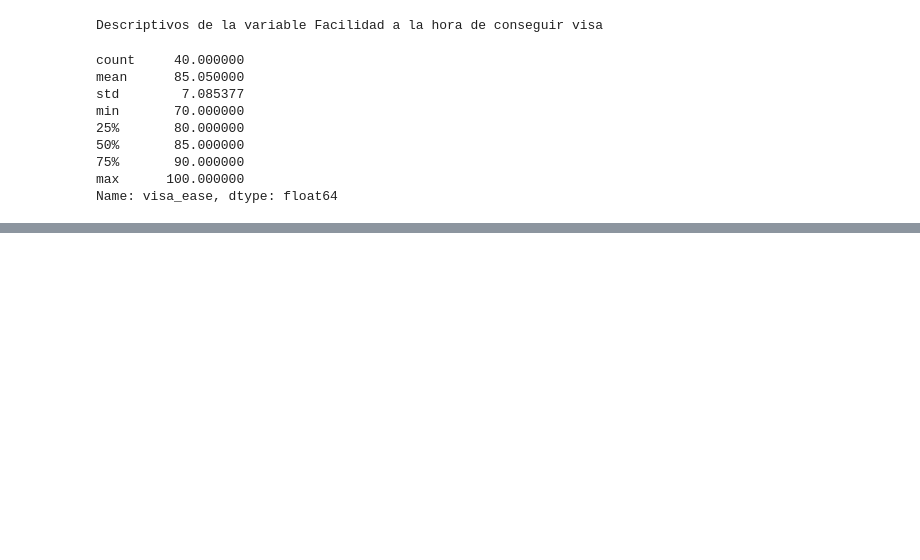
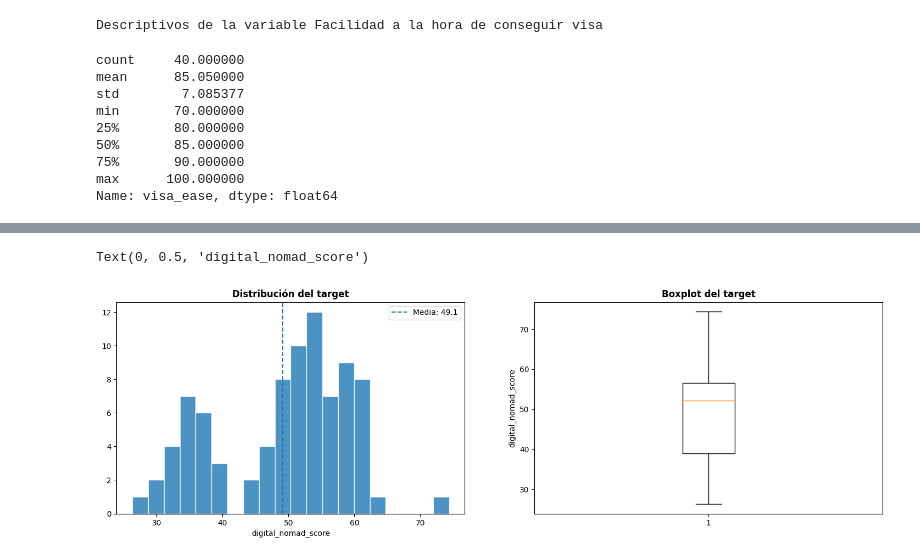
Before and after one commit to danielaaguirrej55-source/Proyecto-ML---Machine-Learning, a Jupyter notebook: src/notebooks/main_juanfcia_models.ipynb, the cells around one changed output, grey strips where cells are left out. Cells and saved outputs as stored; diff of their text form; code cells hidden in the pictures; blank space fills up the shorter version.

```diff
--- a/src/notebooks/main_juanfcia_models.ipynb
+++ b/src/notebooks/main_juanfcia_models.ipynb
@@ -435,0 +500,23 @@ Name: visa_ease, dtype: float64
+# %%
+# Análisis del target: digital_nomad_score
+
+target = "digital_nomad_score"
+
+fig, axes = plt.subplots(1, 2, figsize=(18, 5))
+
+# Distribución con histograma
+
+axes[0].hist(df_circleloop[target], bins=20, edgecolor='white', alpha=0.8)
+axes[0].axvline(df_circleloop[target].mean(), linestyle='--', label=f"Media: {df_circleloop[target].mean():.1f}")
+axes[0].set_title('Distribución del target', fontweight='bold')
+axes[0].set_xlabel(target)
+axes[0].legend()
+
+# Boxplot para ver estadíticos y outliers
+
+axes[1].boxplot(df_circleloop[target], vert=True)
+axes[1].set_title('Boxplot del target', fontweight='bold')
+axes[1].set_ylabel(target)
+# %% [output]
+Text(0, 0.5, 'digital_nomad_score')
+[figure, added]
```
Also changed, not shown: parts of 6 cells of this notebook, 5 other files.
